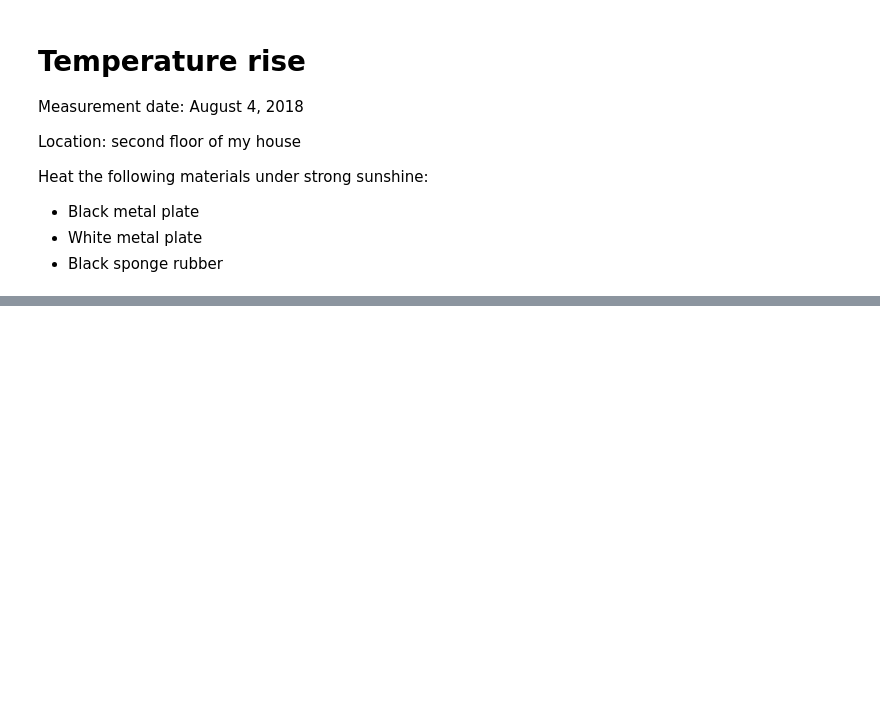
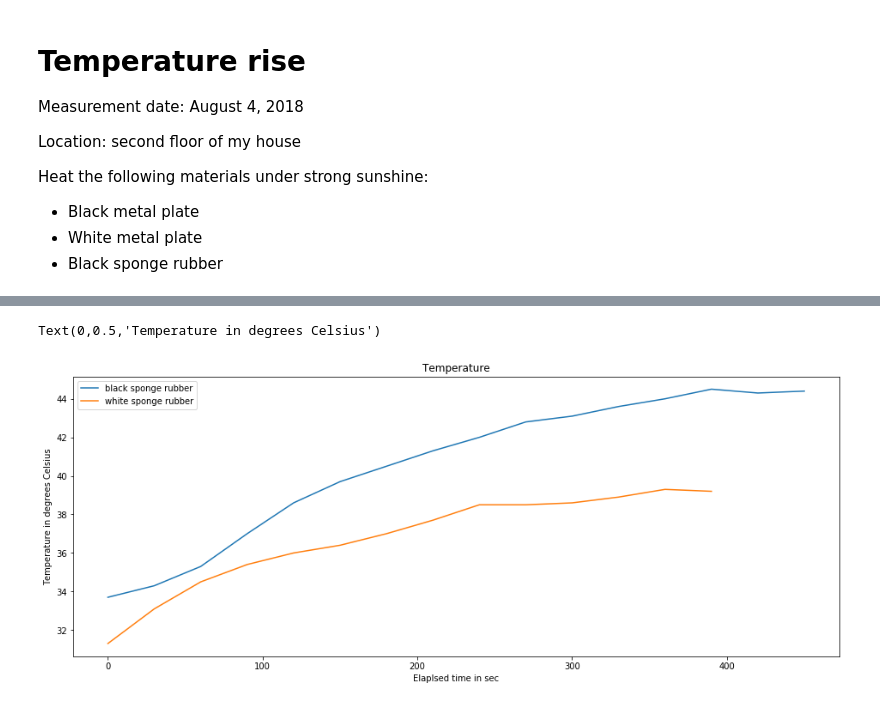
Before and after one commit to araobp/pic-mcu, a Jupyter notebook: misc/Temperature.ipynb, the cells around one changed output, grey strips where cells are left out. Drawn from its saved outputs; the diff is of its cells as text; code cells hidden in the pictures; blank space fills up the shorter version.

```diff
--- a/misc/Temperature.ipynb
+++ b/misc/Temperature.ipynb
@@ -31,0 +41,3 @@ Text(0,0.5,'Temperature in degrees Celsius')
+# %%
+df2 = pd.read_csv(FILE2)
+df2.head()
@@ -31,0 +51,7 @@ Text(0,0.5,'Temperature in degrees Celsius')
+# %%
+ax = df2[['black sponge rubber','white sponge rubber']].plot(x=df2['elapsed time'], title='Temperature')
+ax.set_xlabel('Elaplsed time in sec')
+ax.set_ylabel('Temperature in degrees Celsius')
+# %% [output]
+Text(0,0.5,'Temperature in degrees Celsius')
+[figure, added]
```
Also changed, not shown: parts of 4 cells of this notebook, 2 other files.
